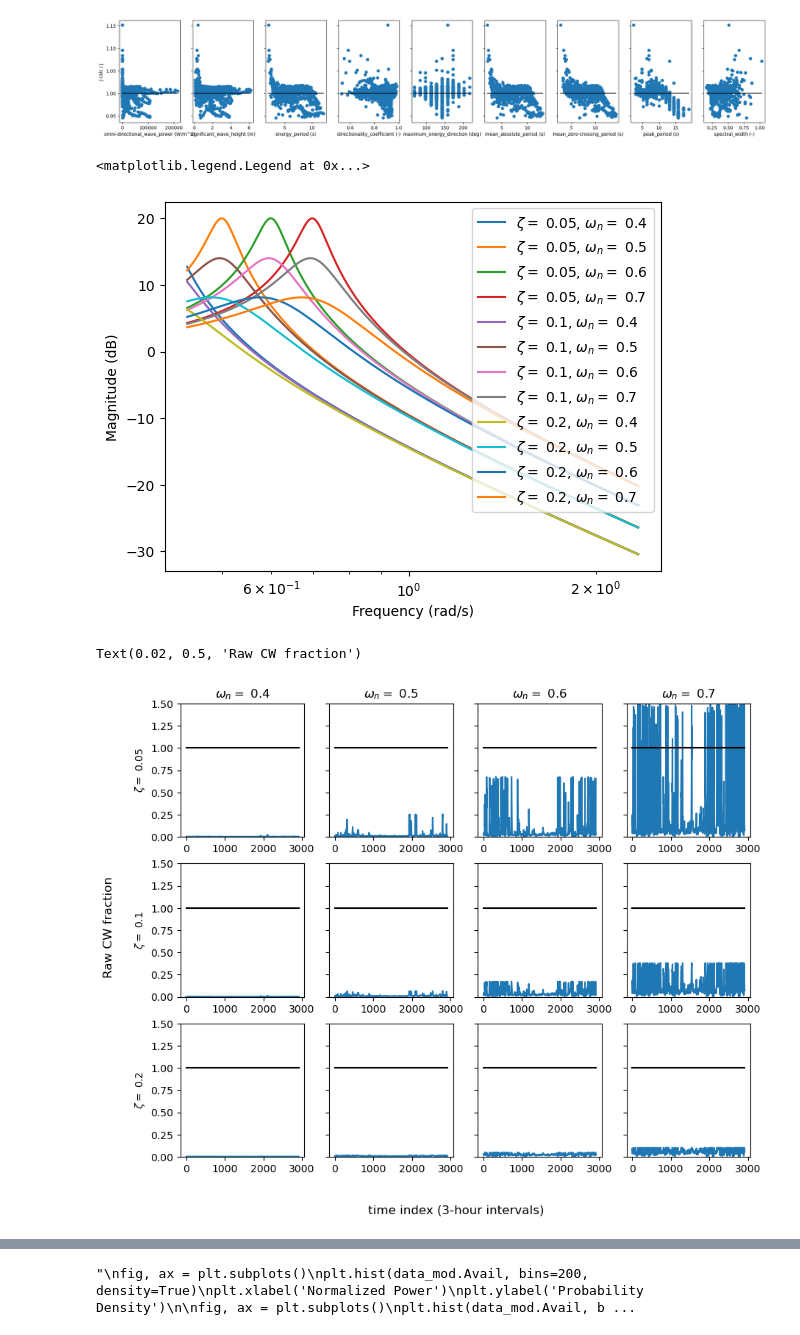
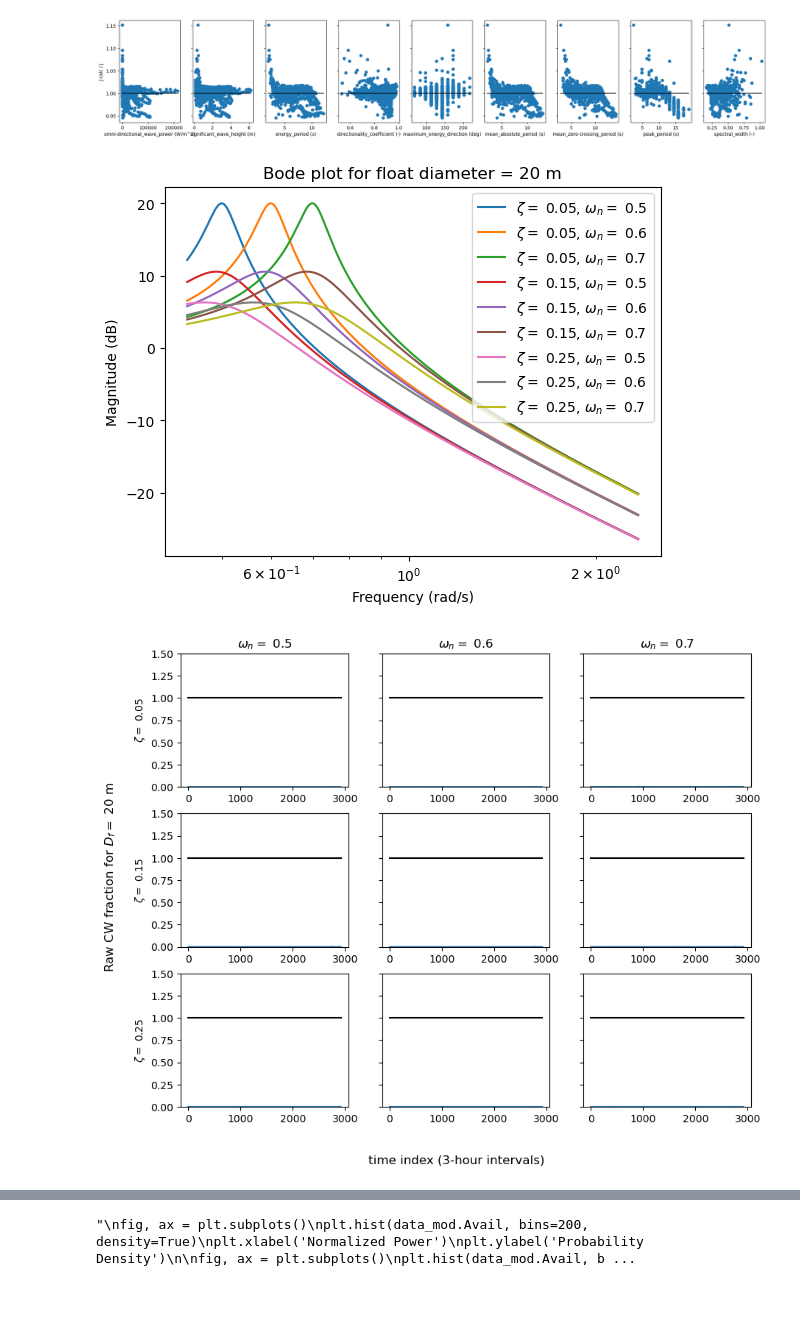
Before and after one commit to symbiotic-engineering/WEC-DECIDER, a Jupyter notebook: .calkit/notebooks/executed/modules/CEM/make_additional_tech_csv.ipynb, the cells around one changed output, grey strips where cells are left out. Cells and saved outputs as stored; diff of their text form; code cells hidden in the pictures; blank space fills up the shorter version.

Commit message:
Run full sweep but get zero wave capacity in results

```diff
--- a/.calkit/notebooks/executed/modules/CEM/make_additional_tech_csv.ipynb
+++ b/.calkit/notebooks/executed/modules/CEM/make_additional_tech_csv.ipynb
@@ -92,11 +93,23 @@ Text(0, 0.5, 'J calc / J ')
 G = 1 # gain for heave (=2 for surge/pitch)
 omega = 2 * np.pi / data_mod["mean_zero-crossing_period_0"]
 
-zeta_range = [.05, .1, .2]
-omega_n_range = [0.4, 0.5, 0.6, 0.7]
-ZETA, OMEGA, OMEGA_N = np.meshgrid(zeta_range, omega, omega_n_range)
+zeta_range = [0.05, 0.15, 0.25]#[0.01, 0.05, 0.1, 0.2, 1]
+omega_n_range = [0.5, 0.6, 0.7]#[0.4, 0.5, 0.6, 0.7, 1.5]
+float_diam_range = [20] #[5, 15, 25, 35]  # in meters
 
-B_u = 1e5 * OMEGA * np.exp(-OMEGA**2) # rayleigh distrubution shape for now
+ZETA, OMEGA, OMEGA_N, D_f = np.meshgrid(zeta_range, omega, omega_n_range, float_diam_range)
+
+h = 85 # water depth in meters
+k = wave.resource.wave_number(omega/ (2*np.pi), h)  # wave number
+_,K,_,_ = np.meshgrid(zeta_range, k, omega_n_range, float_diam_range)
+mag_B_0_e = -0.0898 * K + 0.0217 # see fit in MDOcean/dev/B_0_e_vs_frequency.m
+
+denom = np.cosh(K*h) * np.abs(Hankel(0,K*D_f/2))
+N_0 = 1 / 2 * (1 + np.sinh(2 * K * h) / (2 * K * h))
+mag_F_over_eta = 4 * rho_w * g * h * N_0**(1/2) * mag_B_0_e / denom
+curly_D = np.tanh(K*h) + K*h*(1 - np.tanh(K*h)**2)
+B_h = mag_F_over_eta**2 / (2 * rho_w * g**2) * K * OMEGA / curly_D
+B_u = B_h
 CW_max = G * g / OMEGA**2 # radiation limit
 
 real = 1 - (OMEGA / OMEGA_N)**2
@@ -107,38 +120,41 @@ CW_frac = np.minimum(CW_frac_raw, 1)
 CW = CW_frac * CW_max
 # %%
 # bode plot to check mag RAO
-fig, ax = plt.subplots()
-for i in range(len(zeta_range)):
-    for j in range(len(omega_n_range)):
-        x_data = OMEGA[:, i, j]
-        y_data = 20 * np.log10(np.sqrt(mag_RAO_sq[:, i, j]))
-        sorted_indices = np.argsort(x_data)
-        x_data = x_data[sorted_indices]
-        y_data = y_data[sorted_indices]
-        ax.semilogx(x_data, y_data, label="$\zeta =$ " + str(zeta_range[i]) + ", $\omega_n =$ " + str(omega_n_range[j]))
-ax.set_xlabel("Frequency (rad/s)")
-ax.set_ylabel("Magnitude (dB)")
-ax.legend()
+
+for d_idx in range(len(float_diam_range)):
+    fig, ax = plt.subplots()
+    for z_idx in range(len(zeta_range)):
+        for o_idx in range(len(omega_n_range)):
+
+            x_data = OMEGA[:, z_idx, o_idx, d_idx]
+            y_data = 20 * np.log10(np.sqrt(mag_RAO_sq[:, z_idx, o_idx, d_idx]))
+            sorted_indices = np.argsort(x_data)
+            x_data = x_data[sorted_indices]
+            y_data = y_data[sorted_indices]
+            ax.semilogx(x_data, y_data, label="$\zeta =$ " + str(zeta_range[z_idx]) + ", $\omega_n =$ " + str(omega_n_range[o_idx]))
+    ax.set_xlabel("Frequency (rad/s)")
+    ax.set_ylabel("Magnitude (dB)")
+    ax.set_title("Bode plot for float diameter = " + str(float_diam_range[d_idx]) + " m")
+    ax.legend()
 # %% [output]
-<matplotlib.legend.Legend at 0x...>
-[figure, old version]
+[figure, new version]
 # %%
 # plot time series of CW fraction
-fig, ax = plt.subplots(len(zeta_range), len(omega_n_range), sharey=True, figsize=(10,8))
-for i in range(len(zeta_range)):
-    for j in range(len(omega_n_range)):
-        ax[i, j].plot(CW_frac_raw[:, i, j])
-        ax[i, j].plot([0, len(CW_frac_raw[:, i, j])], [1, 1], 'k')
-        if i == 0:
-            ax[i, j].set_title("$\omega_n =$ " + str(omega_n_range[j]))
-        if j == 0:
-            ax[i, j].set_ylabel("$\zeta =$ " + str(zeta_range[i]))
-        ax[i, j].set_ylim([0, 1.5])
-fig.supxlabel("time index (3-hour intervals)")
-fig.supylabel("Raw CW fraction")
+for d_idx in range(len(float_diam_range)):
+    fig, ax = plt.subplots(len(zeta_range), len(omega_n_range), sharey=True, figsize=(10,8))
+    for z_idx in range(len(zeta_range)):
+        for o_idx in range(len(omega_n_range)):
+            ax[z_idx, o_idx].plot(CW_frac_raw[:, z_idx, o_idx])
+            ax[z_idx, o_idx].plot([0, len(CW_frac_raw[:, z_idx, o_idx])], [1, 1], 'k')
+            if z_idx == 0:
+                ax[z_idx, o_idx].set_title("$\omega_n =$ " + str(omega_n_range[o_idx]))
+            if o_idx == 0:
+                ax[z_idx, o_idx].set_ylabel("$\zeta =$ " + str(zeta_range[z_idx]))
+            ax[z_idx, o_idx].set_ylim([0, 1.5])
+    fig.supxlabel("time index (3-hour intervals)")
+    fig.supylabel("Raw CW fraction for $D_f =$ " + str(float_diam_range[d_idx]) + " m")
 # %% [output]
-Text(0.02, 0.5, 'Raw CW fraction')
-[figure, old version]
+[figure, new version]
 # %%
 # Apply different power limits for each zeta and omega_n
 P_lim_list = np.concatenate( (np.linspace(0.005, 0.025, num=5), np.linspace(0.03, 0.09, num=7), np.linspace(0.1,0.9,num=9)) )
```
Also changed, not shown: parts of 7 cells of this notebook, 6 other files.
